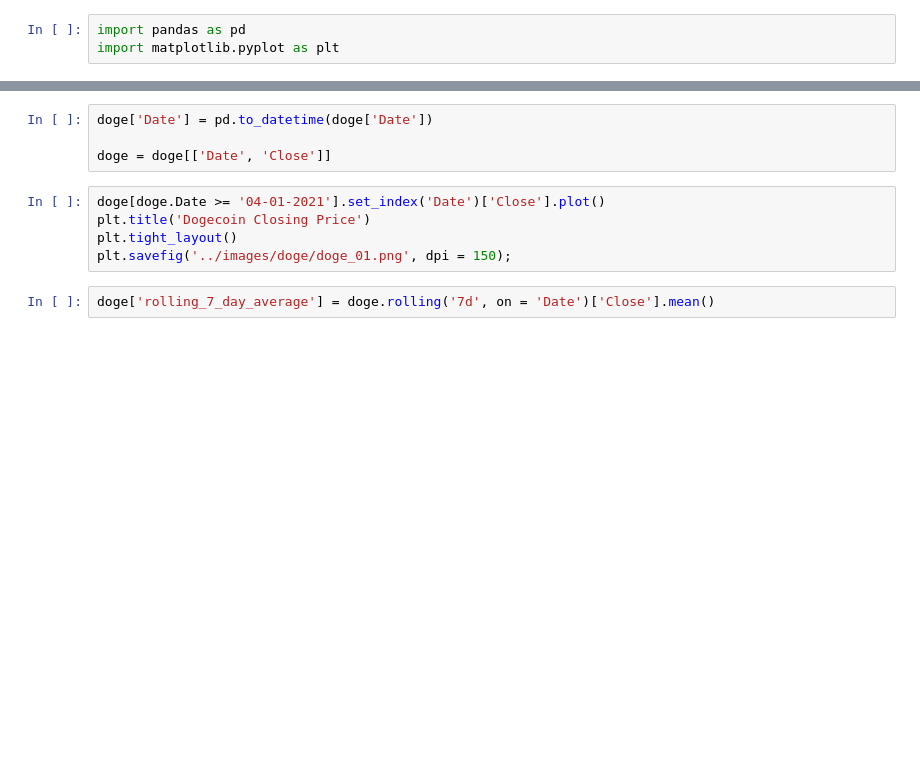
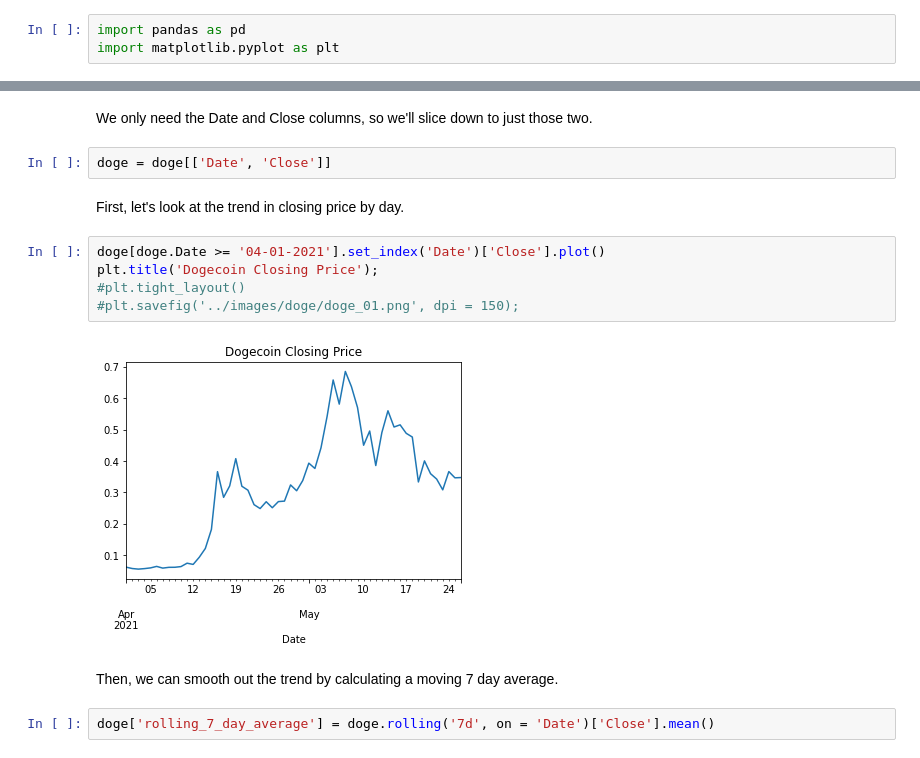
Before and after one commit to NSS-Data-Instructional-Stuff/data-analytics, a Jupyter notebook: python_for_analytics/notebooks/rolling_windows.ipynb, the cells around one changed output, grey strips where cells are left out. Saved outputs shown, nothing was run; the diff lists cells and outputs as text; blank space fills up the shorter version.

```diff
--- a/python_for_analytics/notebooks/rolling_windows.ipynb
+++ b/python_for_analytics/notebooks/rolling_windows.ipynb
@@ -8,11 +56,17 @@ doge = pd.read_csv('../data/DOGE-USD.csv')
+# %% [markdown]
+We only need the Date and Close columns, so we'll slice down to just those two.
 # %%
-doge['Date'] = pd.to_datetime(doge['Date'])
-
 doge = doge[['Date', 'Close']]
+# %% [markdown]
+First, let's look at the trend in closing price by day.
 # %%
 doge[doge.Date >= '04-01-2021'].set_index('Date')['Close'].plot()
-plt.title('Dogecoin Closing Price')
-plt.tight_layout()
-plt.savefig('../images/doge/doge_01.png', dpi = 150);
+plt.title('Dogecoin Closing Price');
+#plt.tight_layout()
+#plt.savefig('../images/doge/doge_01.png', dpi = 150);
+# %% [output]
+[figure, added]
+# %% [markdown]
+Then, we can smooth out the trend by calculating a moving 7 day average.
 # %%
 doge['rolling_7_day_average'] = doge.rolling('7d', on = 'Date')['Close'].mean()
```
Also changed, not shown: parts of 18 cells of this notebook.
